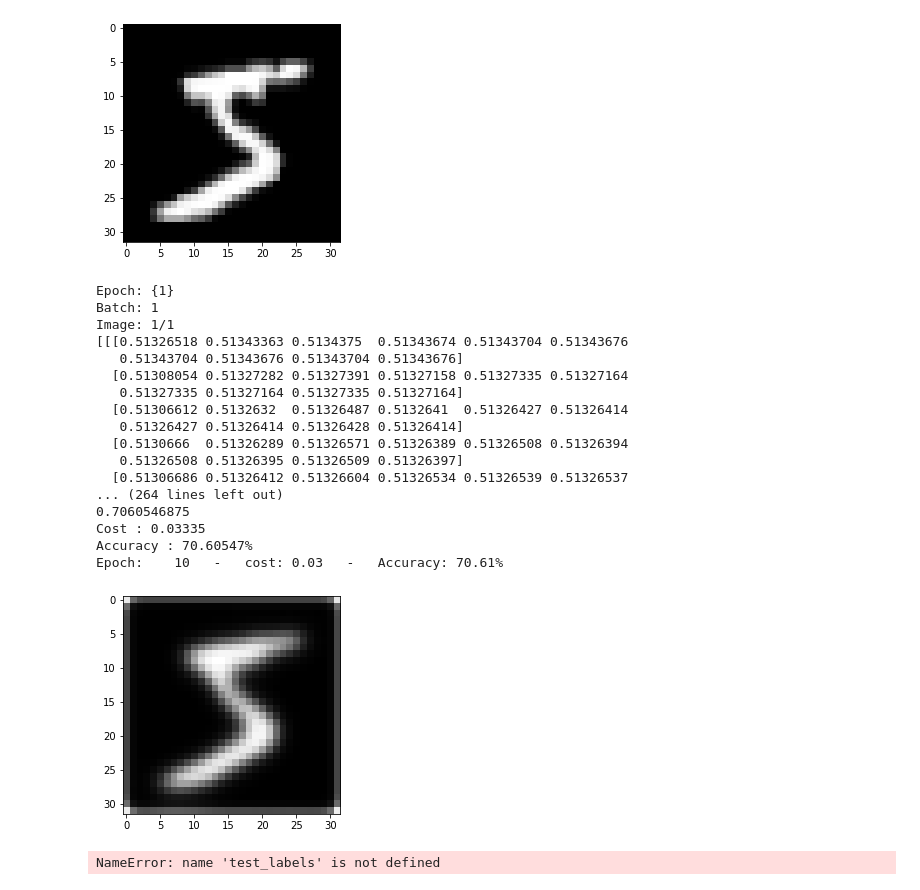
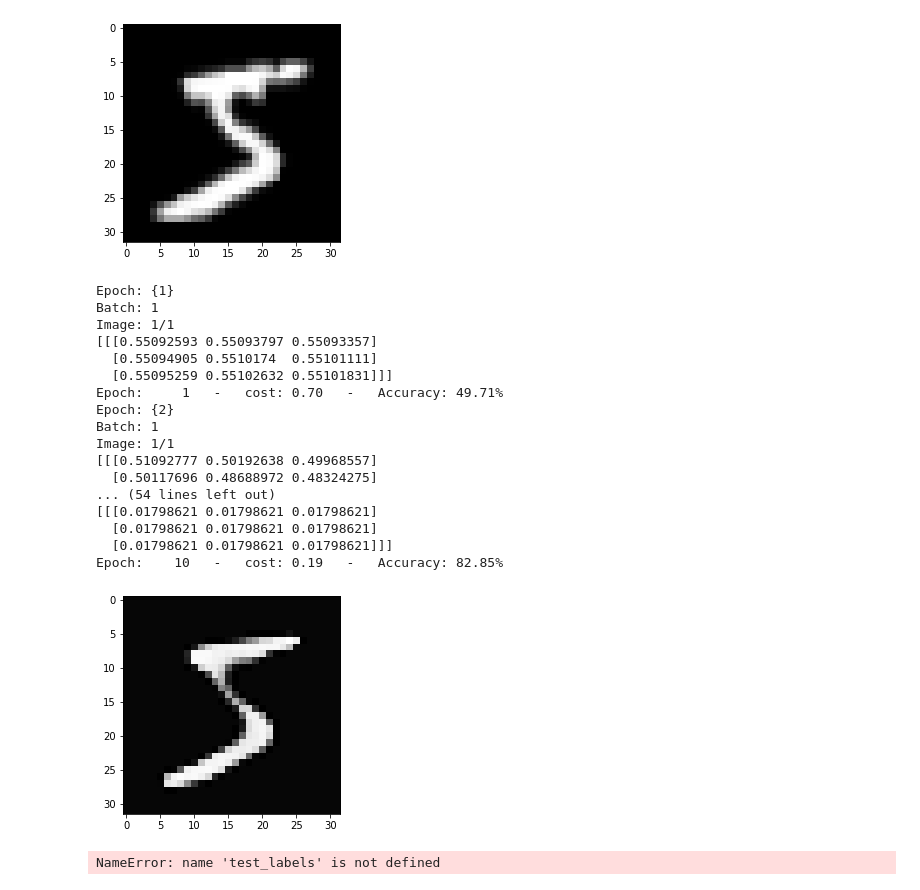
Before and after one commit to labis7/UNET-Using-Numpy, a Jupyter notebook: U-Net - Numpy - Small Version.ipynb, the cells around one changed output. Cells and saved outputs as stored; diff of their text form; code cells hidden in the pictures.

Commit message:
Accuracy metric bug is now fixed, Version4 working well for 128x128 input image with prediction ~84% after 10 epochs training

```diff
--- a/U-Net - Numpy - Small Version.ipynb
+++ b/U-Net - Numpy - Small Version.ipynb
@@ -364,13 +364,14 @@ def NLLLoss(logs, targets):
     #logs.shape (dim x dim) like target
     for i in range(logs.shape[1]):
         for j in range(logs.shape[2]):
-            if(targets[:,i,j] == 1):
-                out[:,i,j] = logs[:,i,j] #in that case the propab. is correct with targen being the 1
+            if(targets[:,i,j] >= logs[:,i,j]):#Gray and above
+                out[:,i,j] = logs[:,i,j]/targets[:,i,j]
             else:
-                out[:,i,j] = 1 - logs[:,i,j] # e.g if logs[i,j]= 0.4 and we want(target) 0 --> 1-0.4=0.6 prob. for zero
+                out[:,i,j] = (1 - logs[:,i,j])/(1 - targets[:,i,j]) # e.g if logs[i,j]= 0.4 and we want(target) 0 --> 1-0.4=0.6 prob. for zero
     #or
     #out = targets*logs + ((-1*(targets-1)) - (-1*(targets-1))*logs)
-    return -np.log(out.sum()/mylen)
+    res =out.sum()/mylen
+    return -np.log(res),res
 
 def get_cost_value(Y_hat, Y):
     # number of examples
@@ -600,15 +601,14 @@ def train(X, Y, epochs, learning_rate, dropout, verbose=True, callback=None):
                 output = normalize(output)
                 ## Sigmoid ##
                 Y_hat = sigmoid(output)
-                print(Y_hat[:,0:10,0:10])
+                print(Y_hat[:,0:3,0:3])
                 #label crop is needed
                 #Y_t_b = crop(Y_t[b], Y_hat.shape[1])
                 plt.imshow(Y_hat.squeeze(), cmap='Greys_r');
-                cost += NLLLoss(Y_hat, Y_t[b])
-                print(cost/(b+1))
-
-                accuracy += get_accuracy_value(Y_hat, Y_t[b])
-                print(accuracy/(b+1))
+                cost_,accuracy_ = NLLLoss(Y_hat, Y_t[b])
+                cost += cost_
+                accuracy += accuracy_
+                #print(accuracy/(b+1))
                 #########################################################################################
                 #########################################################################################
                 ################################# Backward Propagation ##################################
@@ -767,8 +767,8 @@ def train(X, Y, epochs, learning_rate, dropout, verbose=True, callback=None):
                 params_values["b" + str(layer_idx)] -= learning_rate * grads_values["db" + str(layer_idx)]
 
             '''
-            print("Cost : {:.5f}".format(cost/batch))
-            print("Accuracy : {:.5f}%".format((accuracy*100)/batch))
+            #print("Cost : {:.5f}".format(cost/batch))
+            #print("Accuracy : {:.5f}%".format((accuracy*100)/batch))
 
         #END OF LOOP - EPOCH
         #timestamp2 = time.time()
@@ -783,29 +783,29 @@ def train(X, Y, epochs, learning_rate, dropout, verbose=True, callback=None):
 # %%
 ###### Training ######
 #train_images, train_labels, test_images, test_labels
 import gc
 gc.collect()
 
-params_values = train(train_images, train_labels, 10, 0.01, True) #0.05 stable LR
+params_values = train(train_images, train_labels, 10, 0.1, True) #0.05 stable LR
 # %% [output]
 Epoch: {1}
 Batch: 1
 Image: 1/1
-[[[0.51326518 0.51343363 0.5134375  0.51343674 0.51343704 0.51343676
-   0.51343704 0.51343676 0.51343704 0.51343676]
-  [0.51308054 0.51327282 0.51327391 0.51327158 0.51327335 0.51327164
-   0.51327335 0.51327164 0.51327335 0.51327164]
-  [0.51306612 0.5132632  0.51326487 0.5132641  0.51326427 0.51326414
-   0.51326427 0.51326414 0.51326428 0.51326414]
-  [0.5130666  0.51326289 0.51326571 0.51326389 0.51326508 0.51326394
-   0.51326508 0.51326395 0.51326509 0.51326397]
-  [0.51306686 0.51326412 0.51326604 0.51326534 0.51326539 0.51326537
-... (264 lines left out)
-0.7060546875
-Cost : 0.03335
-Accuracy : 70.60547%
-Epoch:    10   -   cost: 0.03   -   Accuracy: 70.61%
+[[[0.55092593 0.55093797 0.55093357]
+  [0.55094905 0.5510174  0.55101111]
+  [0.55095259 0.55102632 0.55101831]]]
+Epoch:     1   -   cost: 0.70   -   Accuracy: 49.71%
+Epoch: {2}
+Batch: 1
+Image: 1/1
+[[[0.51092777 0.50192638 0.49968557]
+  [0.50117696 0.48688972 0.48324275]
+... (54 lines left out)
+[[[0.01798621 0.01798621 0.01798621]
+  [0.01798621 0.01798621 0.01798621]
+  [0.01798621 0.01798621 0.01798621]]]
+Epoch:    10   -   cost: 0.19   -   Accuracy: 82.85%
-[figure, old version]
+[figure, new version]
 # %%
 ###### Prediction ######
 Yt = test_labels.T
```
Also changed, not shown: 2 other files.
